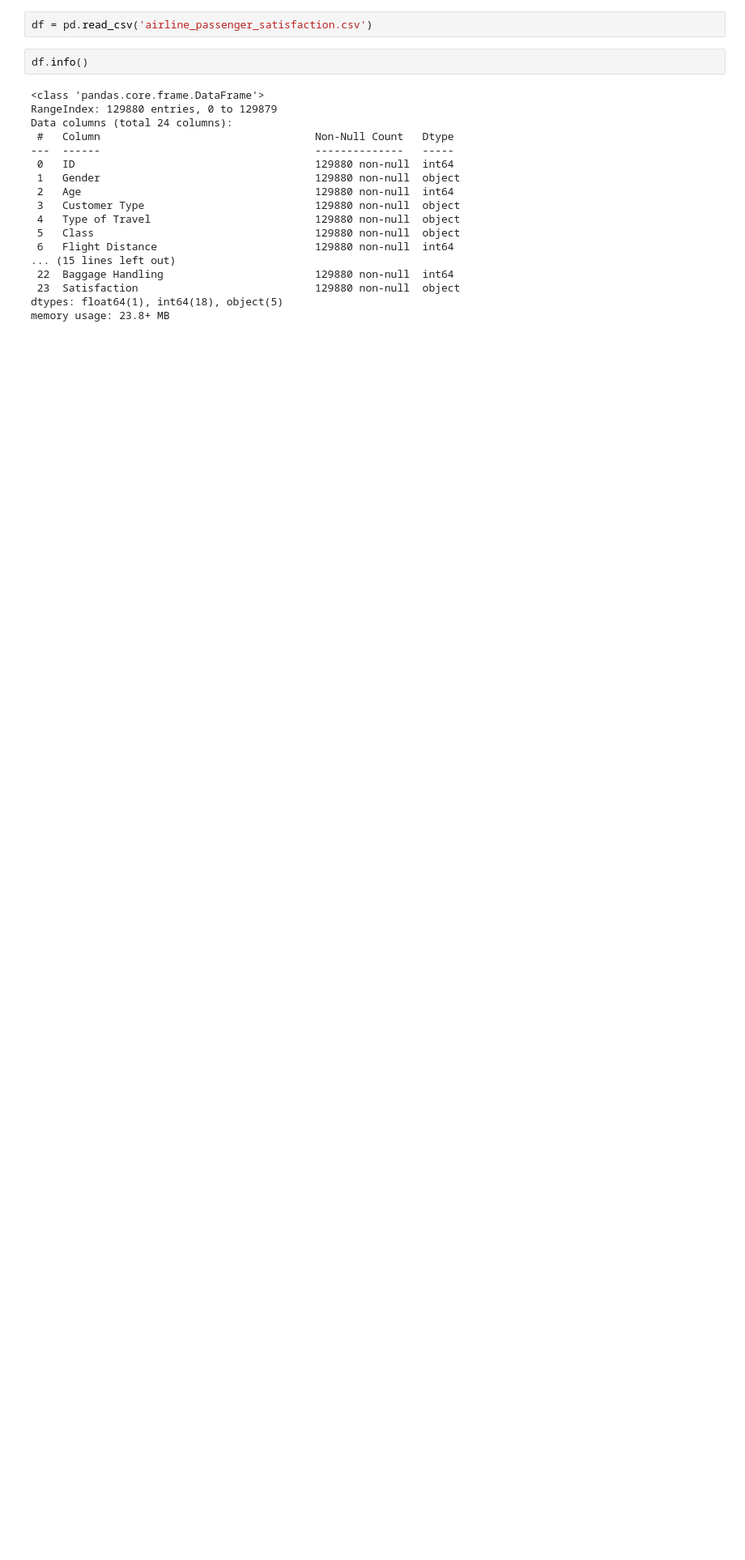
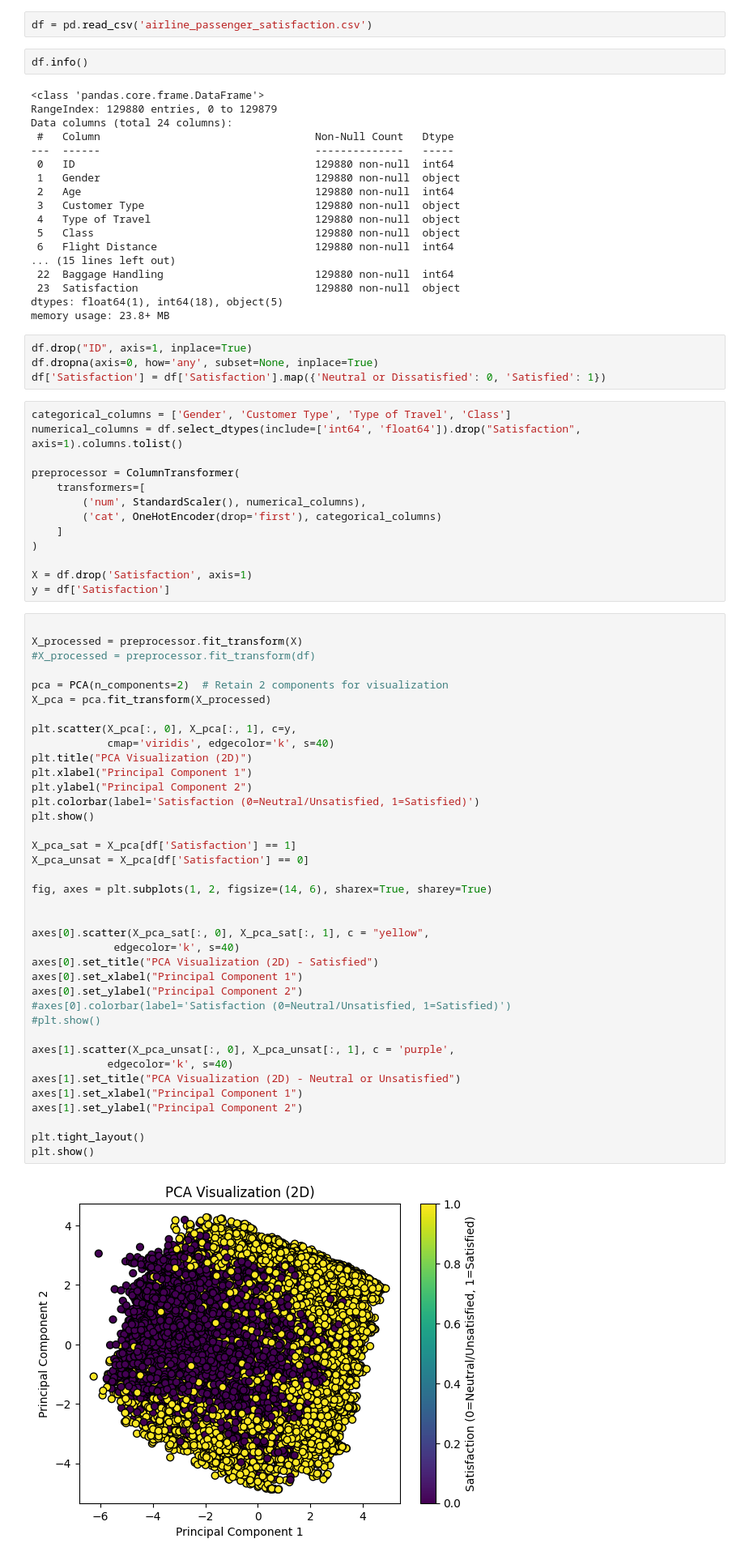
Before and after one commit to athoscf/XAI-techniques, a Jupyter notebook: Project.ipynb, the cells around one changed output. Shown at 81% size. Drawn from its saved outputs; the diff is of its cells as text; blank space fills up the shorter version.

```diff
--- a/Project.ipynb
+++ b/Project.ipynb
@@ -22,3 +35,60 @@ Data columns (total 24 columns):
  23  Satisfaction                            129880 non-null  object
 dtypes: float64(1), int64(18), object(5)
 memory usage: 23.8+ MB
+# %%
+df.drop("ID", axis=1, inplace=True)
+df.dropna(axis=0, how='any', subset=None, inplace=True)
+df['Satisfaction'] = df['Satisfaction'].map({'Neutral or Dissatisfied': 0, 'Satisfied': 1})
+# %%
+categorical_columns = ['Gender', 'Customer Type', 'Type of Travel', 'Class']
+numerical_columns = df.select_dtypes(include=['int64', 'float64']).drop("Satisfaction", axis=1).columns.tolist()
+
+preprocessor = ColumnTransformer(
+    transformers=[
+        ('num', StandardScaler(), numerical_columns),
+        ('cat', OneHotEncoder(drop='first'), categorical_columns)
+    ]
+)
+
+X = df.drop('Satisfaction', axis=1)
+y = df['Satisfaction']
+# %%
+
+X_processed = preprocessor.fit_transform(X)
+#X_processed = preprocessor.fit_transform(df)
+
+pca = PCA(n_components=2)  # Retain 2 components for visualization
+X_pca = pca.fit_transform(X_processed)
+
+plt.scatter(X_pca[:, 0], X_pca[:, 1], c=y,
+            cmap='viridis', edgecolor='k', s=40)
+plt.title("PCA Visualization (2D)")
+plt.xlabel("Principal Component 1")
+plt.ylabel("Principal Component 2")
+plt.colorbar(label='Satisfaction (0=Neutral/Unsatisfied, 1=Satisfied)')
+plt.show()
+
+X_pca_sat = X_pca[df['Satisfaction'] == 1]
+X_pca_unsat = X_pca[df['Satisfaction'] == 0]
+
+fig, axes = plt.subplots(1, 2, figsize=(14, 6), sharex=True, sharey=True)
+
+
+axes[0].scatter(X_pca_sat[:, 0], X_pca_sat[:, 1], c = "yellow",
+             edgecolor='k', s=40)
+axes[0].set_title("PCA Visualization (2D) - Satisfied")
+axes[0].set_xlabel("Principal Component 1")
+axes[0].set_ylabel("Principal Component 2")
+#axes[0].colorbar(label='Satisfaction (0=Neutral/Unsatisfied, 1=Satisfied)')
+#plt.show()
+
+axes[1].scatter(X_pca_unsat[:, 0], X_pca_unsat[:, 1], c = 'purple',
+            edgecolor='k', s=40)
+axes[1].set_title("PCA Visualization (2D) - Neutral or Unsatisfied")
+axes[1].set_xlabel("Principal Component 1")
+axes[1].set_ylabel("Principal Component 2")
+
+plt.tight_layout()
+plt.show()
+# %% [output]
+[figure, added]
```
Also changed, not shown: parts of 10 cells of this notebook.
